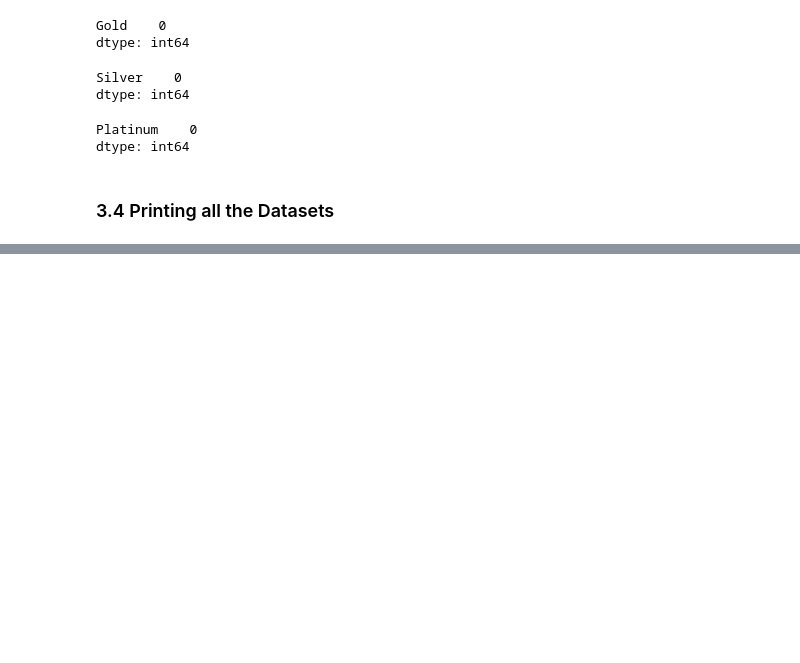
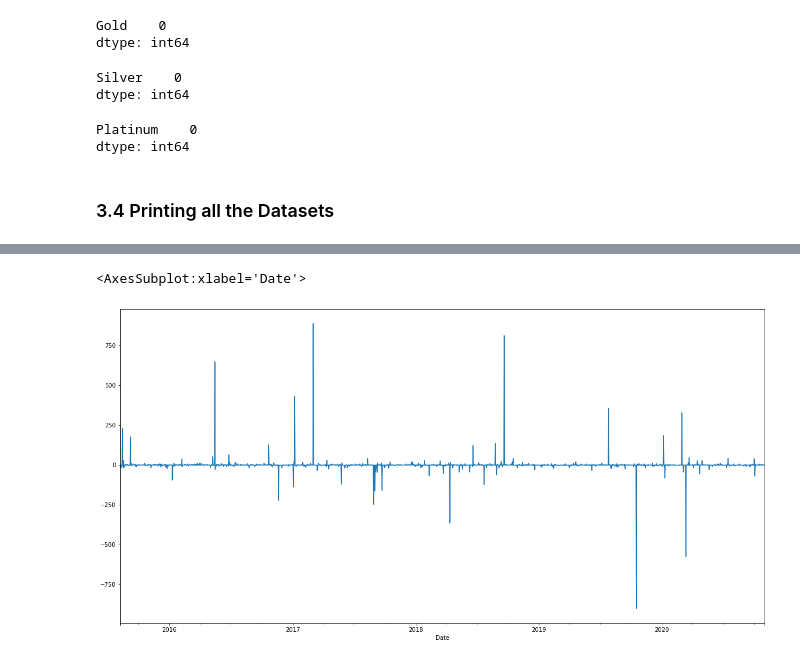
Before and after one commit to Flower67/Project1_MonteCrypto, a Jupyter notebook: Project-1-Core.ipynb, the cells around one changed output, grey strips where cells are left out. Saved outputs shown, nothing was run; the diff lists cells and outputs as text; code cells hidden in the pictures; blank space fills up the shorter version.

```diff
--- a/Project-1-Core.ipynb
+++ b/Project-1-Core.ipynb
@@ -256,3 +268,7 @@ metals_portfolio_data
 | 2020-10-30 | 0.006589 | 0.064093 | 0.000000 |
 | 2020-10-31 | 0.000000 | 0.000000 | 0.000000 |
 1701 rows × 3 columns
+# %%
+weights_3 = [1/3, 1/3, 1/3]
+crypto_portfolio_returns = crypto_portfolio_data.dot(weights_3)
+crypto_portfolio_returns
@@ -258,0 +293,5 @@ metals_portfolio_data
+# %%
+crypto_portfolio_returns.plot(figsize=(20,10))
+# %% [output]
+<AxesSubplot:xlabel='Date'>
+[figure, added]
```
Also changed, not shown: parts of 18 cells of this notebook, 1 other file.
